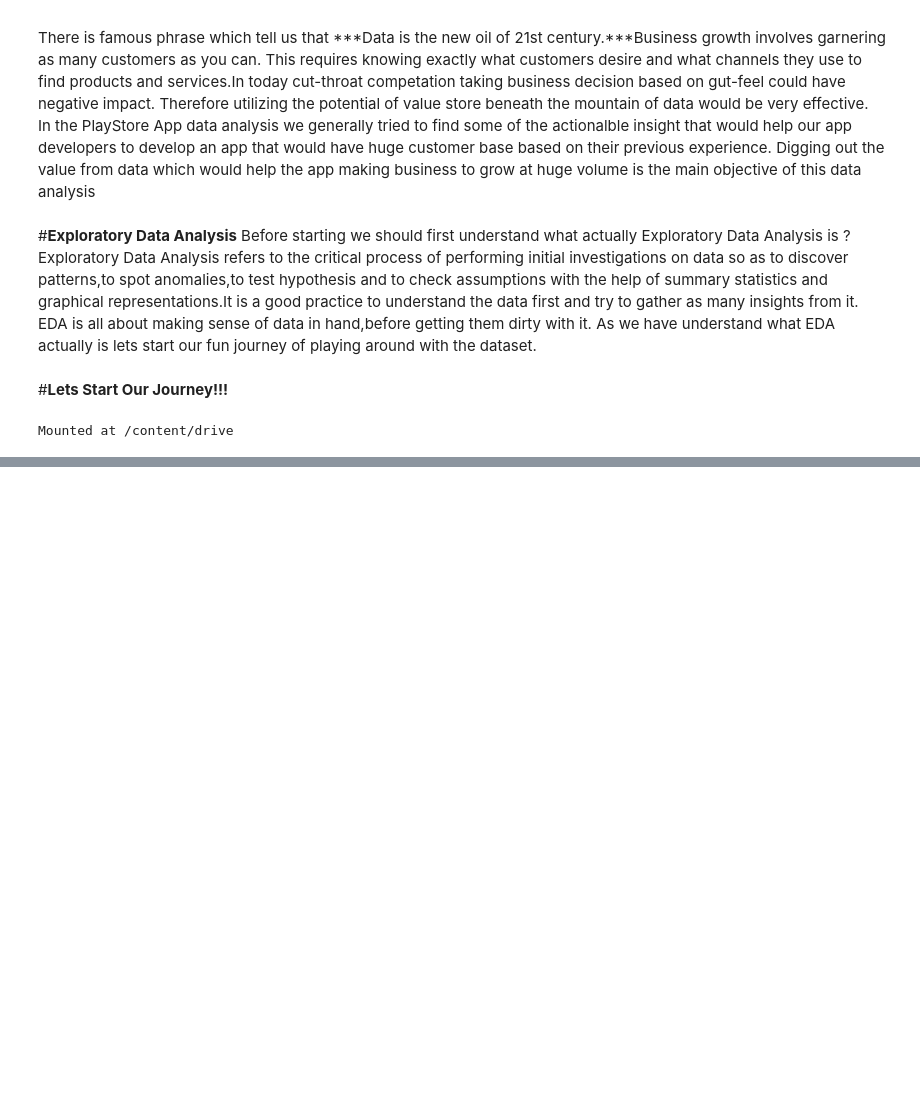
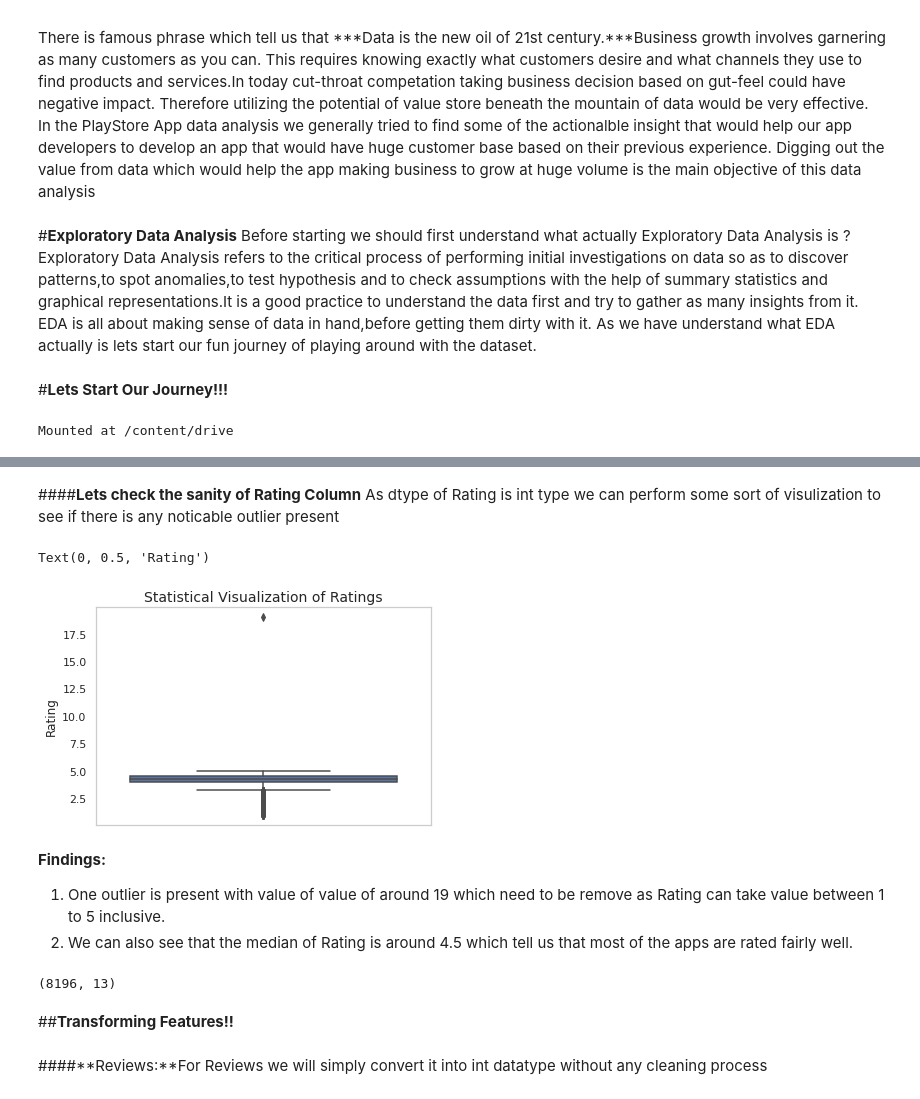
Before and after one commit to sudeep-009/PlayStoreAppReviewAnalysis, a Jupyter notebook: Copy_of_Play_Store_App_Review_Analysis_Capstone_Project.ipynb, the cells around one changed output, grey strips where cells are left out. Drawn from its saved outputs; the diff is of its cells as text; code cells hidden in the pictures; blank space fills up the shorter version.

Commit message:
Visualization

```diff
--- a/Copy_of_Play_Store_App_Review_Analysis_Capstone_Project.ipynb
+++ b/Copy_of_Play_Store_App_Review_Analysis_Capstone_Project.ipynb
@@ -128,0 +51,4 @@ play_store_data_df.sort_values('Installs',ascending=False)
+# %%
+working_directory = '/content/drive/MyDrive/Colab Notebooks/AlmaBetter/Capstone Projects/EDA-Capstone-Play Store App Review'
+app_df = pd.read_csv(working_directory+'/Play Store Data.csv')
+user_review_df = pd.read_csv(working_directory+'/User Reviews.csv')
@@ -128,0 +236,2 @@ play_store_data_df.sort_values('Installs',ascending=False)
+# %%
+app_df.dropna(subset=['Rating'],inplace=True)
@@ -128,0 +250,4 @@ play_store_data_df.sort_values('Installs',ascending=False)
+# %%
+app_df['Current Ver'] = app_df['Current Ver'].fillna(app_df['Current Ver'].mode()[0])
+app_df['Android Ver'] = app_df['Android Ver'].fillna(app_df['Android Ver'].mode()[0])
+app_df['Content Rating'] = app_df['Content Rating'].fillna(app_df['Content Rating'].mode()[0])
@@ -128,0 +262,2 @@ play_store_data_df.sort_values('Installs',ascending=False)
+# %%
+app_df = app_df.drop_duplicates(subset=['App'])
@@ -128,0 +287,28 @@ play_store_data_df.sort_values('Installs',ascending=False)
+# %% [markdown]
+####**Lets check the sanity of Rating Column**
+As dtype of Rating is int type we can perform some sort of visulization to see if there is any noticable outlier present
+# %%
+%matplotlib inline
+sns.set_theme(style="whitegrid")
+sns.boxplot(y=app_df['Rating'])
+plt.grid(False)
+plt.title('Statistical Visualization of Ratings',size=14)
+plt.ylabel('Rating',size=12)
+# %% [output]
+Text(0, 0.5, 'Rating')
+[figure, added]
+# %% [markdown]
+**Findings:**
+
+1.   One outlier is present with value of value of around 19 which need to be remove as Rating can take value between 1 to 5 inclusive.
+2.   We can also see that the median of Rating is around 4.5 which tell us that most of the apps are rated fairly well.
+# %%
+# REMOVING OUTLIER PRESENT IN RATING COLUMN AND THEN GETTING IDEA OF THE RECORDS PRESENT IN CURRENT DATASET
+app_df.drop(index=app_df[app_df['Rating']==app_df['Rating'].max()].index,axis=0,inplace=True)
+app_df.shape
+# %% [output]
+(8196, 13)
+# %% [markdown]
+##**Transforming Features!!**
+# %% [markdown]
+####**Reviews:**For Reviews we will simply convert it into int datatype without any cleaning process
```
Also changed, not shown: parts of 149 cells of this notebook.
